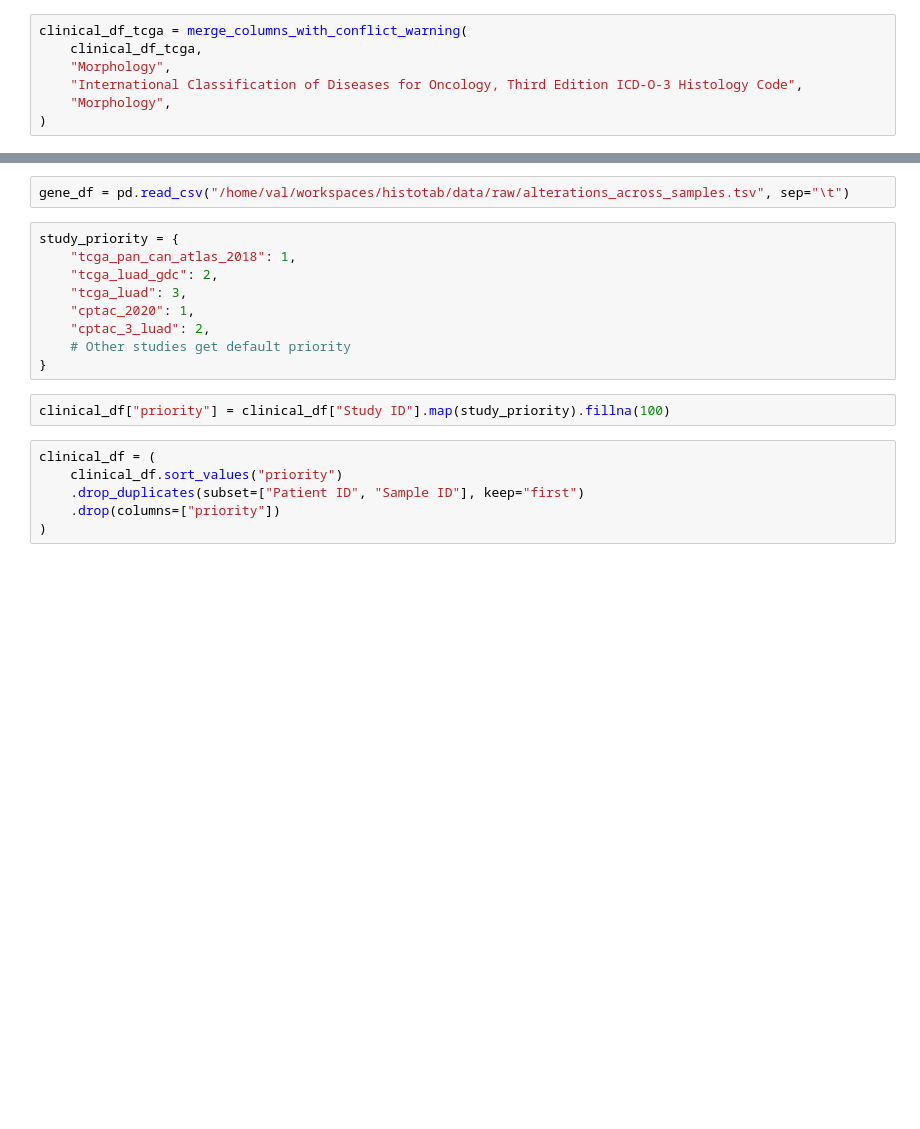
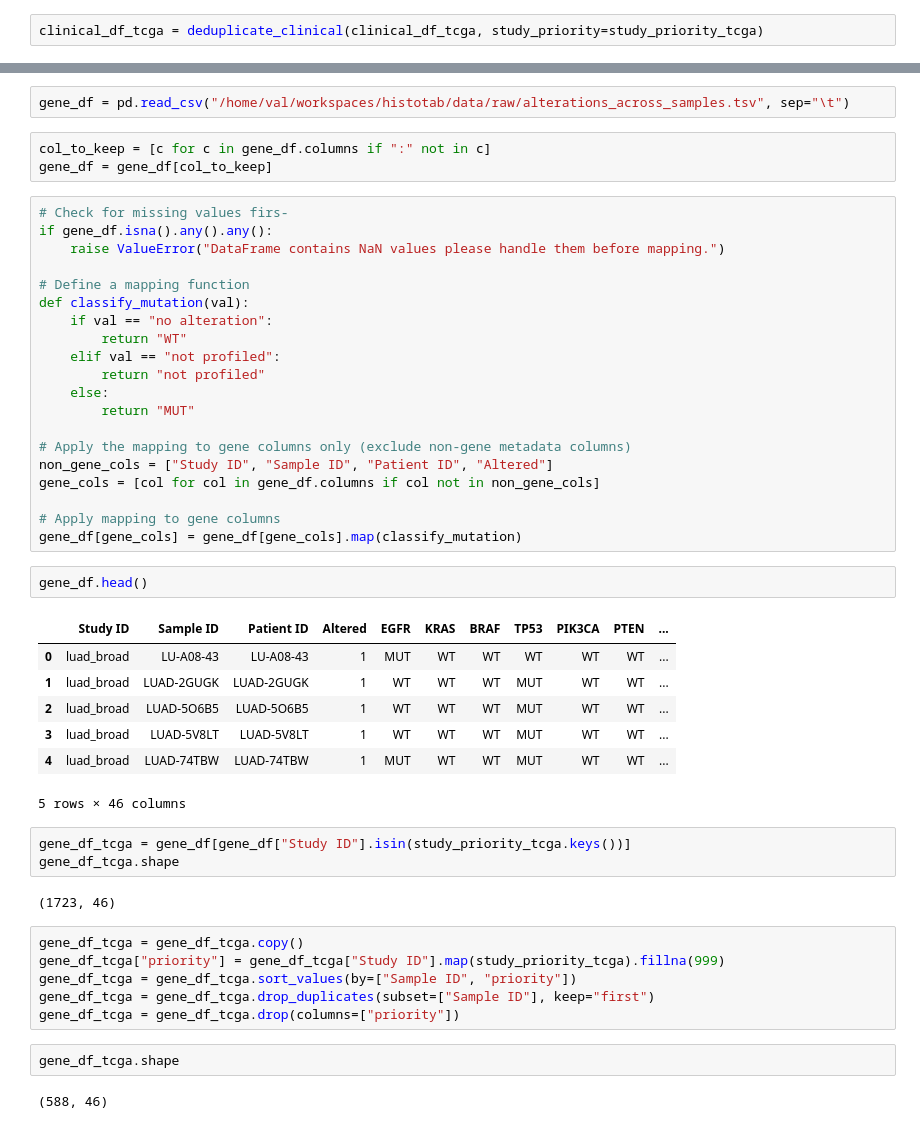
Before and after one commit to voreille/histotab, a Jupyter notebook: notebooks/format_cbioportal_data.ipynb, the cells around one changed output, grey strips where cells are left out. Saved outputs shown, nothing was run; the diff lists cells and outputs as text; blank space fills up the shorter version.

```diff
--- a/notebooks/format_cbioportal_data.ipynb
+++ b/notebooks/format_cbioportal_data.ipynb
@@ -86,7 +84,2 @@ def merge_columns_with_conflict_warning(df, col1, col2, new_col):
-# %%
-clinical_df_tcga = merge_columns_with_conflict_warning(
-    clinical_df_tcga,
-    "Morphology",
-    "International Classification of Diseases for Oncology, Third Edition ICD-O-3 Histology Code",
-    "Morphology",
-)
+# %%
+clinical_df_tcga = deduplicate_clinical(clinical_df_tcga, study_priority=study_priority_tcga)
@@ -169,19 +501,50 @@ clinical_df_tcga.shape
 # %%
 gene_df = pd.read_csv("/home/val/workspaces/histotab/data/raw/alterations_across_samples.tsv", sep="\t")
-# %%
-study_priority = {
-    "tcga_pan_can_atlas_2018": 1,
-    "tcga_luad_gdc": 2,
-    "tcga_luad": 3,
-    "cptac_2020": 1,
-    "cptac_3_luad": 2,
-    # Other studies get default priority
-}
-# %%
-clinical_df["priority"] = clinical_df["Study ID"].map(study_priority).fillna(100)
-# %%
-clinical_df = (
-    clinical_df.sort_values("priority")
-    .drop_duplicates(subset=["Patient ID", "Sample ID"], keep="first")
-    .drop(columns=["priority"])
-)
+# %%
+col_to_keep = [c for c in gene_df.columns if ":" not in c]
+gene_df = gene_df[col_to_keep]
+# %%
+# Check for missing values firs-
+if gene_df.isna().any().any():
+    raise ValueError("DataFrame contains NaN values please handle them before mapping.")
+
+# Define a mapping function
+def classify_mutation(val):
+    if val == "no alteration":
+        return "WT"
+    elif val == "not profiled":
+        return "not profiled"
+    else:
+        return "MUT"
+
+# Apply the mapping to gene columns only (exclude non-gene metadata columns)
+non_gene_cols = ["Study ID", "Sample ID", "Patient ID", "Altered"]
+gene_cols = [col for col in gene_df.columns if col not in non_gene_cols]
+
+# Apply mapping to gene columns
+gene_df[gene_cols] = gene_df[gene_cols].map(classify_mutation)
+# %%
+gene_df.head()
+# %% [output]
+|  | Study ID | Sample ID | Patient ID | Altered | EGFR | KRAS | BRAF | TP53 | PIK3CA | PTEN | ... |
+| 0 | luad_broad | LU-A08-43 | LU-A08-43 | 1 | MUT | WT | WT | WT | WT | WT | ... |
+| 1 | luad_broad | LUAD-2GUGK | LUAD-2GUGK | 1 | WT | WT | WT | MUT | WT | WT | ... |
+| 2 | luad_broad | LUAD-5O6B5 | LUAD-5O6B5 | 1 | WT | WT | WT | MUT | WT | WT | ... |
+| 3 | luad_broad | LUAD-5V8LT | LUAD-5V8LT | 1 | WT | WT | WT | MUT | WT | WT | ... |
+| 4 | luad_broad | LUAD-74TBW | LUAD-74TBW | 1 | MUT | WT | WT | MUT | WT | WT | ... |
+5 rows × 46 columns
+# %%
+gene_df_tcga = gene_df[gene_df["Study ID"].isin(study_priority_tcga.keys())]
+gene_df_tcga.shape
+# %% [output]
+(1723, 46)
+# %%
+gene_df_tcga = gene_df_tcga.copy()
+gene_df_tcga["priority"] = gene_df_tcga["Study ID"].map(study_priority_tcga).fillna(999)
+gene_df_tcga = gene_df_tcga.sort_values(by=["Sample ID", "priority"])
+gene_df_tcga = gene_df_tcga.drop_duplicates(subset=["Sample ID"], keep="first")
+gene_df_tcga = gene_df_tcga.drop(columns=["priority"])
+# %%
+gene_df_tcga.shape
+# %% [output]
+(588, 46)
```
Also changed, not shown: parts of 56 cells of this notebook, 3 other files.
